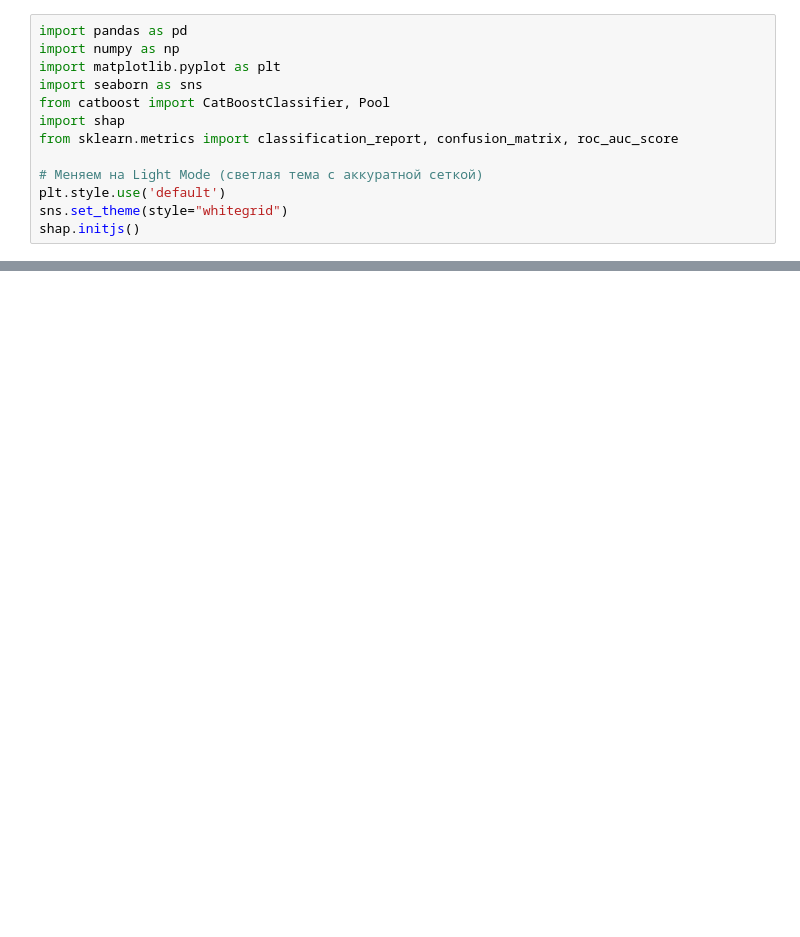
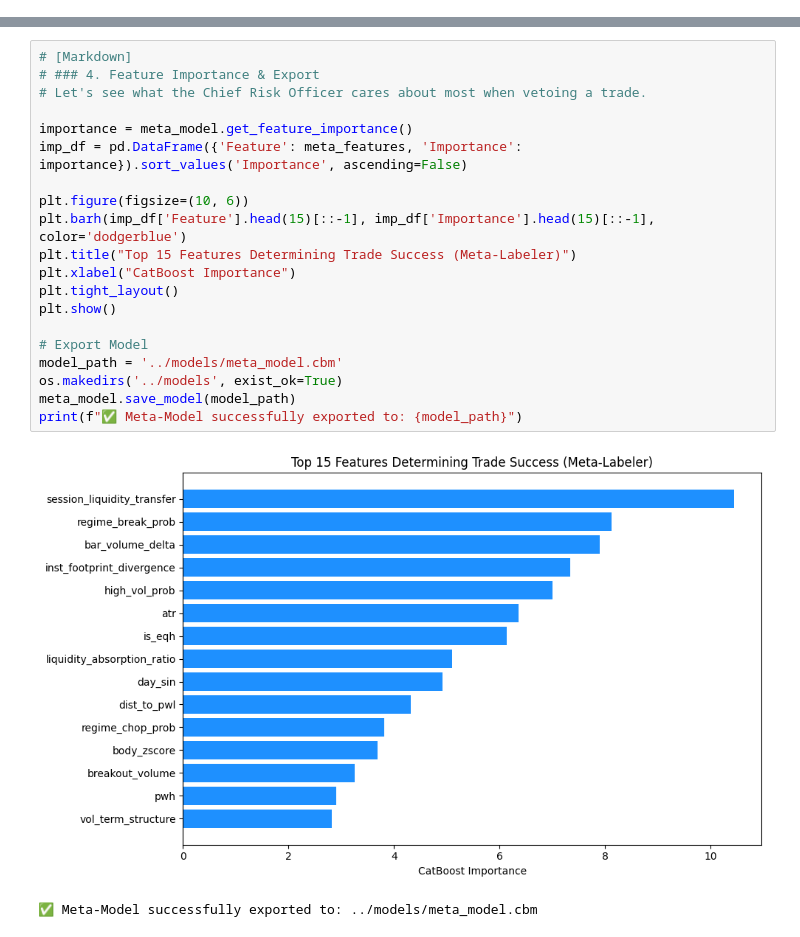
Before and after one commit to black-hole-yellow/spider_global, a Jupyter notebook: notebooks/03_meta_labeling_training.ipynb, the cells around one changed output, grey strips where cells are left out. Cells and saved outputs as stored; diff of their text form; blank space fills up the shorter version.

```diff
--- a/notebooks/03_meta_labeling_training.ipynb
+++ b/notebooks/03_meta_labeling_training.ipynb
@@ -1,13 +0,0 @@
-# %%
-import pandas as pd
-import numpy as np
-import matplotlib.pyplot as plt
-import seaborn as sns
-from catboost import CatBoostClassifier, Pool
-import shap
-from sklearn.metrics import classification_report, confusion_matrix, roc_auc_score
-
-# Меняем на Light Mode (светлая тема с аккуратной сеткой)
-plt.style.use('default')
-sns.set_theme(style="whitegrid")
-shap.initjs()
@@ -175,0 +214,23 @@ shap.summary_plot(shap_values, X_train, feature_names=features_list)
+# %%
+# [Markdown]
+# ### 4. Feature Importance & Export
+# Let's see what the Chief Risk Officer cares about most when vetoing a trade.
+
+importance = meta_model.get_feature_importance()
+imp_df = pd.DataFrame({'Feature': meta_features, 'Importance': importance}).sort_values('Importance', ascending=False)
+
+plt.figure(figsize=(10, 6))
+plt.barh(imp_df['Feature'].head(15)[::-1], imp_df['Importance'].head(15)[::-1], color='dodgerblue')
+plt.title("Top 15 Features Determining Trade Success (Meta-Labeler)")
+plt.xlabel("CatBoost Importance")
+plt.tight_layout()
+plt.show()
+
+# Export Model
+model_path = '../models/meta_model.cbm'
+os.makedirs('../models', exist_ok=True)
+meta_model.save_model(model_path)
+print(f"✅ Meta-Model successfully exported to: {model_path}")
+# %% [output]
+[figure, added]
+✅ Meta-Model successfully exported to: ../models/meta_model.cbm
```
Also changed, not shown: parts of 11 cells of this notebook, 9 other files.
